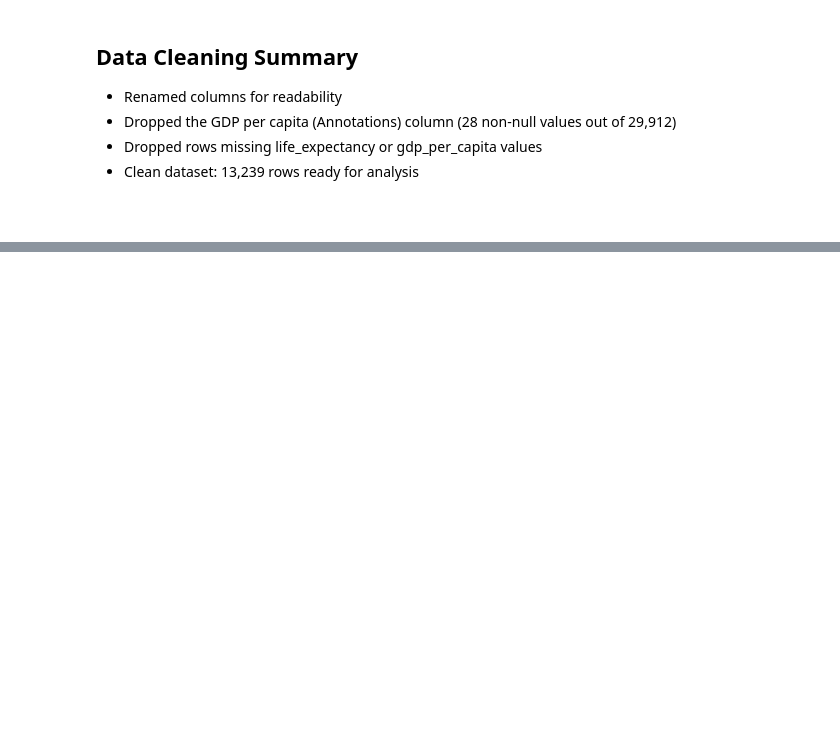
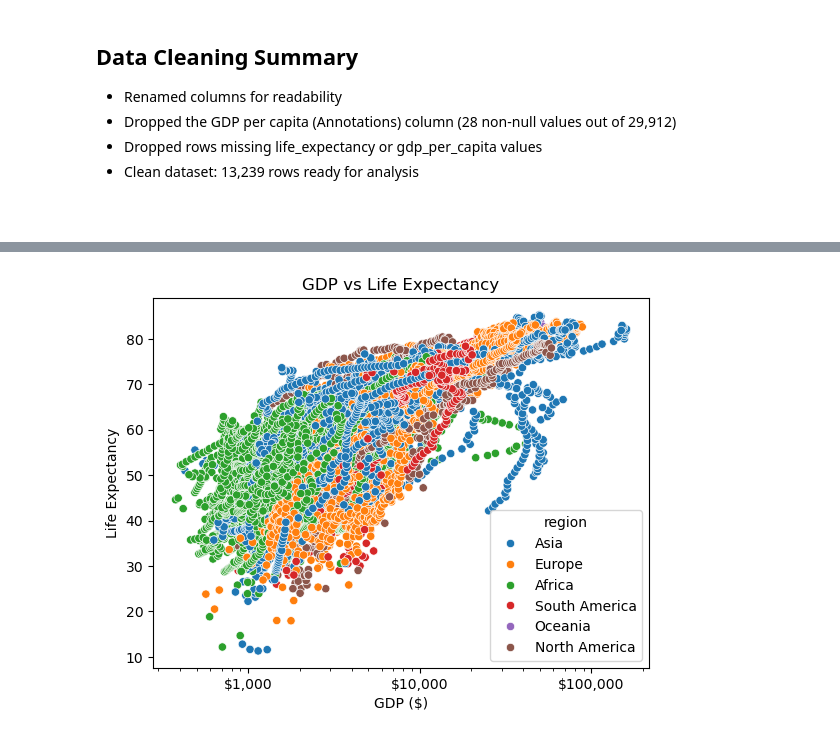
Before and after one commit to dariusalo/Life_Expectancy_GDP, a Jupyter notebook: Untitled.ipynb, the cells around one changed output, grey strips where cells are left out. Drawn from its saved outputs; the diff is of its cells as text; code cells hidden in the pictures; blank space fills up the shorter version.

Commit message:
Add global GDP vs life expectancy scatter plot

```diff
--- a/Untitled.ipynb
+++ b/Untitled.ipynb
@@ -111,0 +116,14 @@ None
+# %%
+sns.scatterplot(data=df, x='gdp_per_capita', y='life_expectancy', hue= 'region')
+plt.title('GDP vs Life Expectancy')
+plt.xlabel('GDP ($)')
+plt.ylabel('Life Expectancy')
+
+def format_gdp(x, p):
+    return f'${int(x):,}'
+
+plt.xscale('log')
+plt.gca().xaxis.set_major_formatter(FuncFormatter(format_gdp))
+plt.show()
+# %% [output]
+[figure, added]
```
Also changed, not shown: parts of 2 cells of this notebook.
